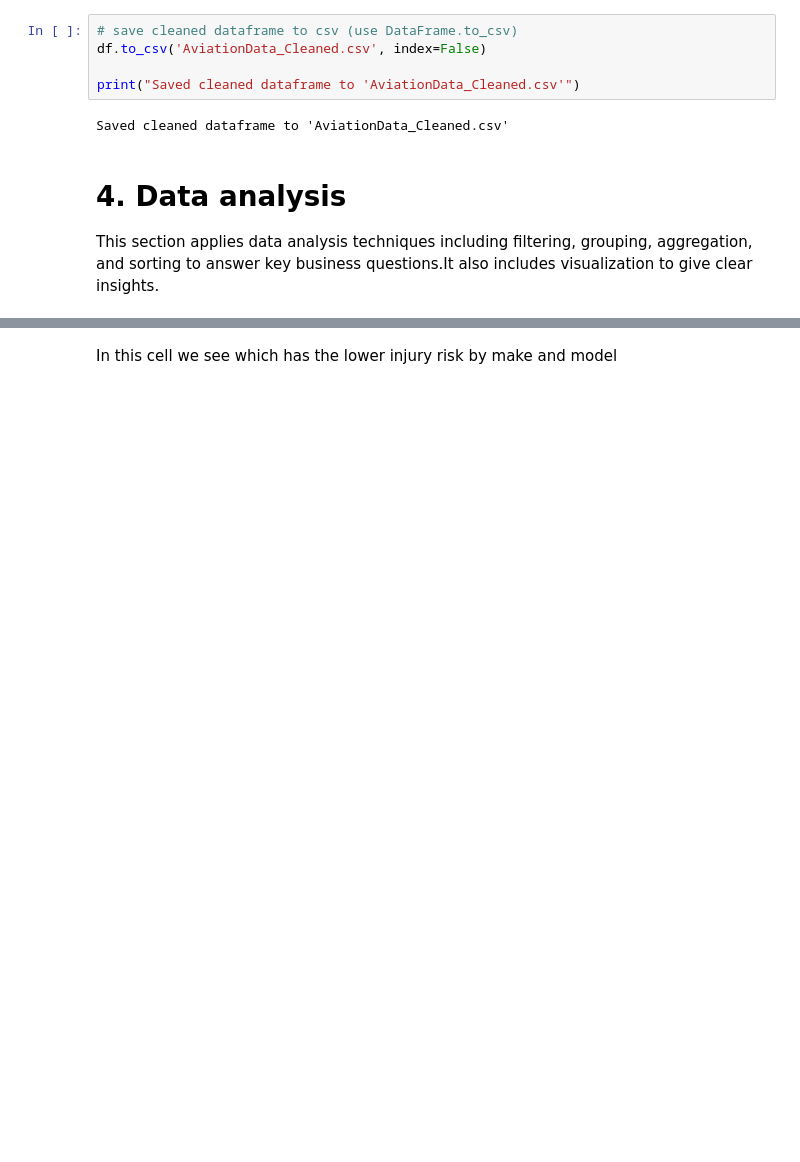
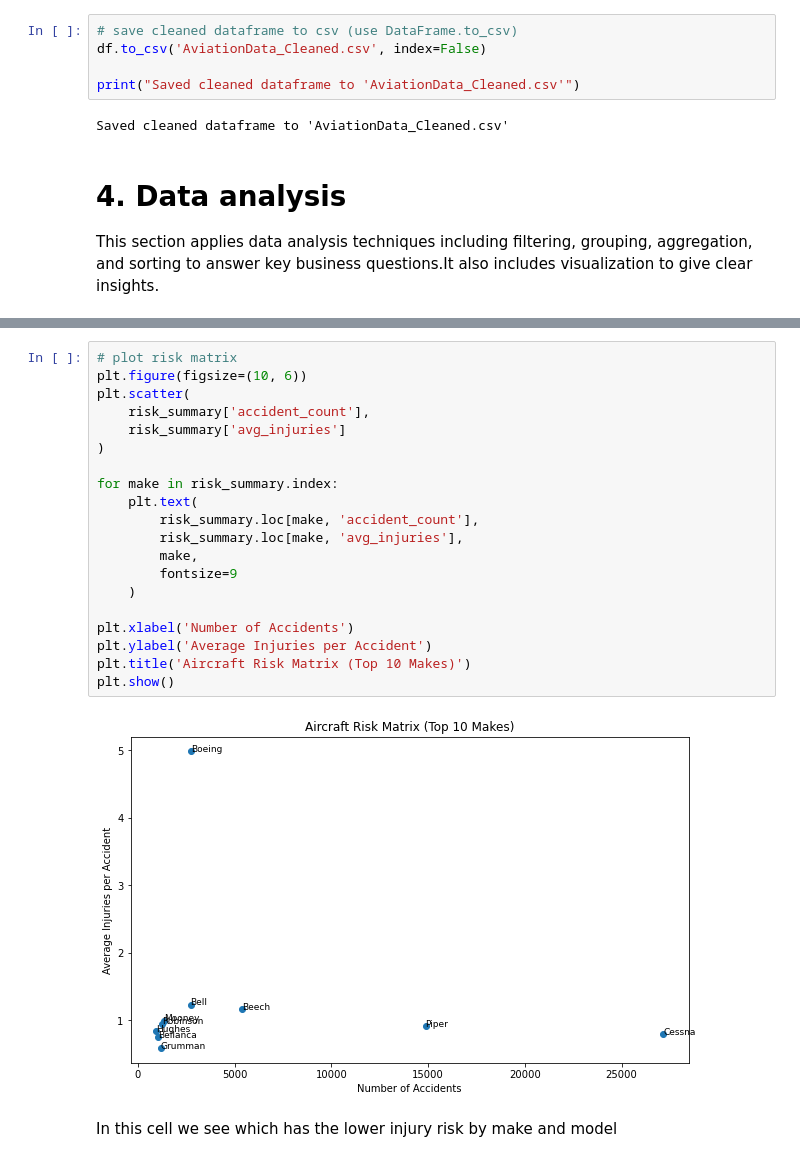
Before and after one commit to chepbree/aircraft_analysis, a Jupyter notebook: aviation.ipynb, the cells around one changed output, grey strips where cells are left out. Saved outputs shown, nothing was run; the diff lists cells and outputs as text; blank space fills up the shorter version.

```diff
--- a/aviation.ipynb
+++ b/aviation.ipynb
@@ -293,2 +358,24 @@ plt.show()
+# %%
+# plot risk matrix
+plt.figure(figsize=(10, 6))
+plt.scatter(
+    risk_summary['accident_count'],
+    risk_summary['avg_injuries']
+)
+
+for make in risk_summary.index:
+    plt.text(
+        risk_summary.loc[make, 'accident_count'],
+        risk_summary.loc[make, 'avg_injuries'],
+        make,
+        fontsize=9
+    )
+
+plt.xlabel('Number of Accidents')
+plt.ylabel('Average Injuries per Accident')
+plt.title('Aircraft Risk Matrix (Top 10 Makes)')
+plt.show()
+# %% [output]
+[figure, added]
 # %% [markdown]
 In this cell we see which has the lower injury risk by make and model
```
Also changed, not shown: parts of 23 cells of this notebook, 10 other files.
